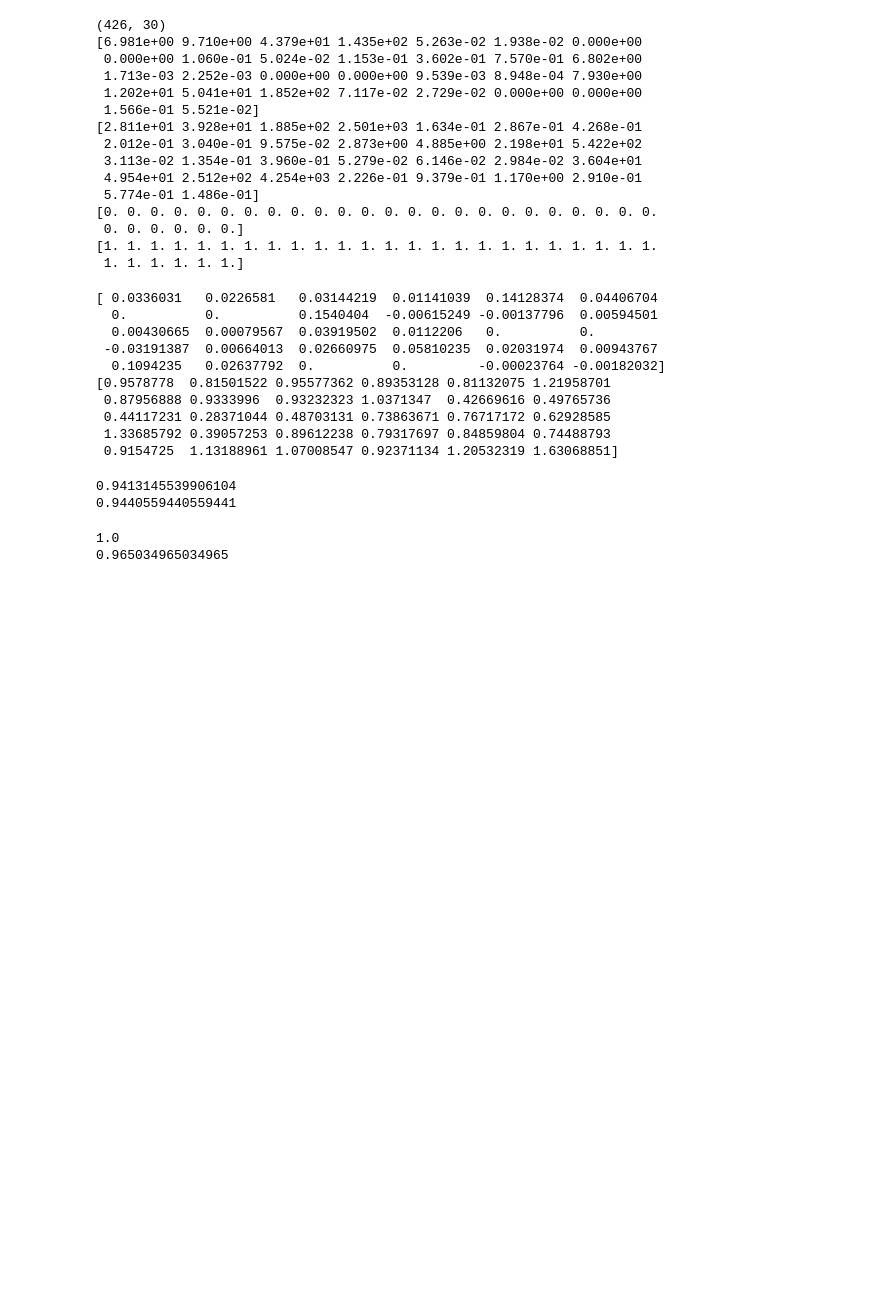
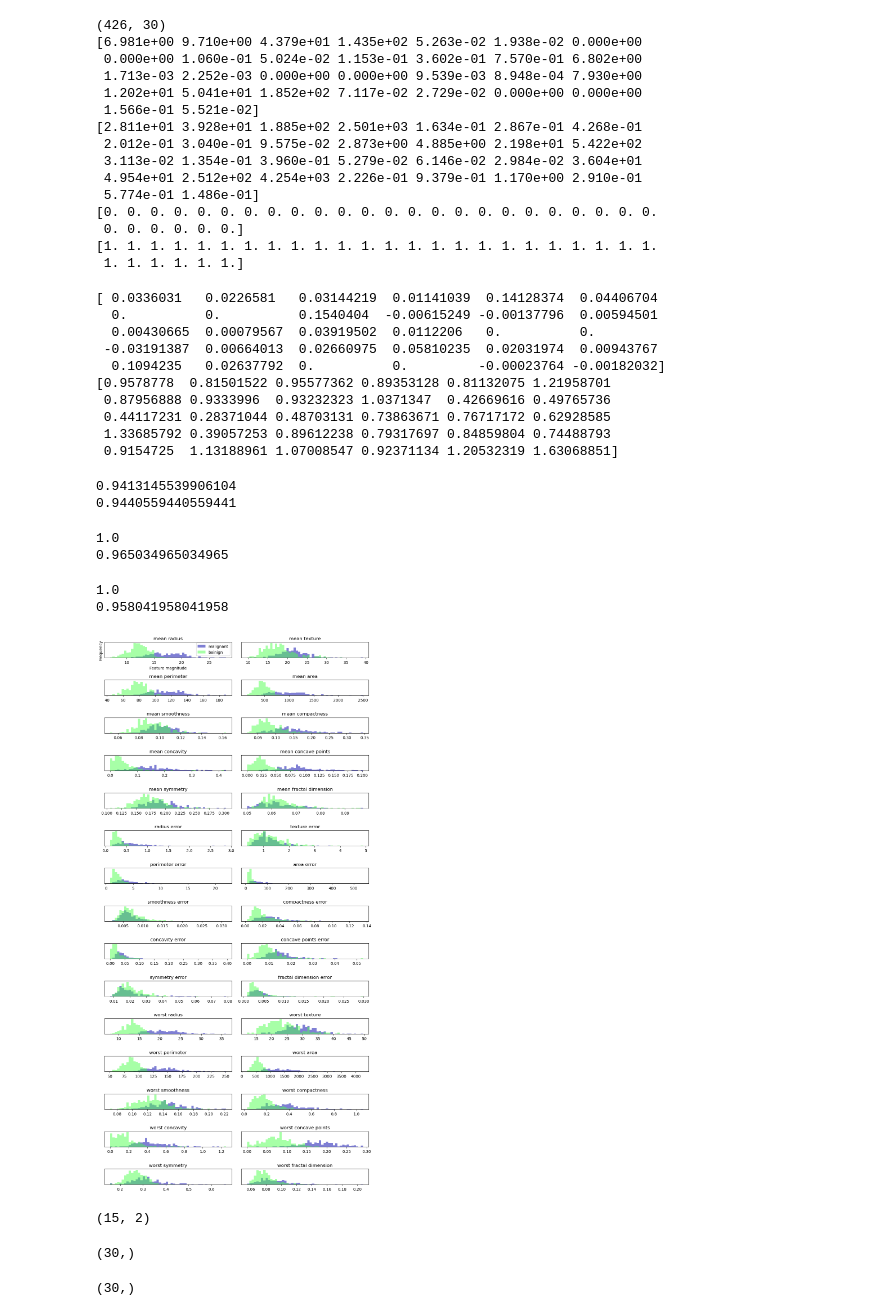
Before and after one commit to jim-franklin/intro_to_ml_with_python, a Jupyter notebook: Chapter_3/Chapter_3.ipynb, the cells around one changed output. Saved outputs shown, nothing was run; the diff lists cells and outputs as text; code cells hidden in the pictures; blank space fills up the shorter version.

```diff
--- a/Chapter_3/Chapter_3.ipynb
+++ b/Chapter_3/Chapter_3.ipynb
@@ -101,4 +101,49 @@ print(svm.score(X_test_scaled, y_test))
 1.0
 0.965034965034965
 # %%
-from
+from sklearn.preprocessing import StandardScaler
+
+scaler = StandardScaler()
+
+X_train_scaled = scaler.fit_transform(X_train)
+X_test_scaled = scaler.transform(X_test)
+
+svm.fit(X_train_scaled, y_train)
+
+print(svm.score(X_train_scaled, y_train))
+print(svm.score(X_test_scaled, y_test))
+# %% [output]
+1.0
+0.958041958041958
+# %%
+fig, axes = plt.subplots(15, 2, figsize=(10, 20))
+malignant = cancer.data[cancer.target == 0]
+benign = cancer.data[cancer.target == 1]
+
+ax = axes.ravel()
+
+for i in range(30):
+    _, bins = np.histogram(cancer.data[:, i], bins=50)
+    ax[i].hist(malignant[:, i], bins=bins, color=mglearn.cm3(0), alpha=.5)
+    ax[i].hist(benign[:, i], bins=bins, color=mglearn.cm3(2), alpha=.5)
+    ax[i].set_title(cancer.feature_names[i])
+    ax[i].set_yticks(())
+
+ax[0].set_xlabel("Feature magnitude")
+ax[0].set_ylabel("Frequency")
+ax[0].legend(["malignant", "beinign"], loc="best")
+fig.tight_layout()
+# %% [output]
+[figure, added]
+# %%
+axes.shape
+# %% [output]
+(15, 2)
+# %%
+axes.ravel().shape
+# %% [output]
+(30,)
+# %%
+ax.shape
+# %% [output]
+(30,)
```
